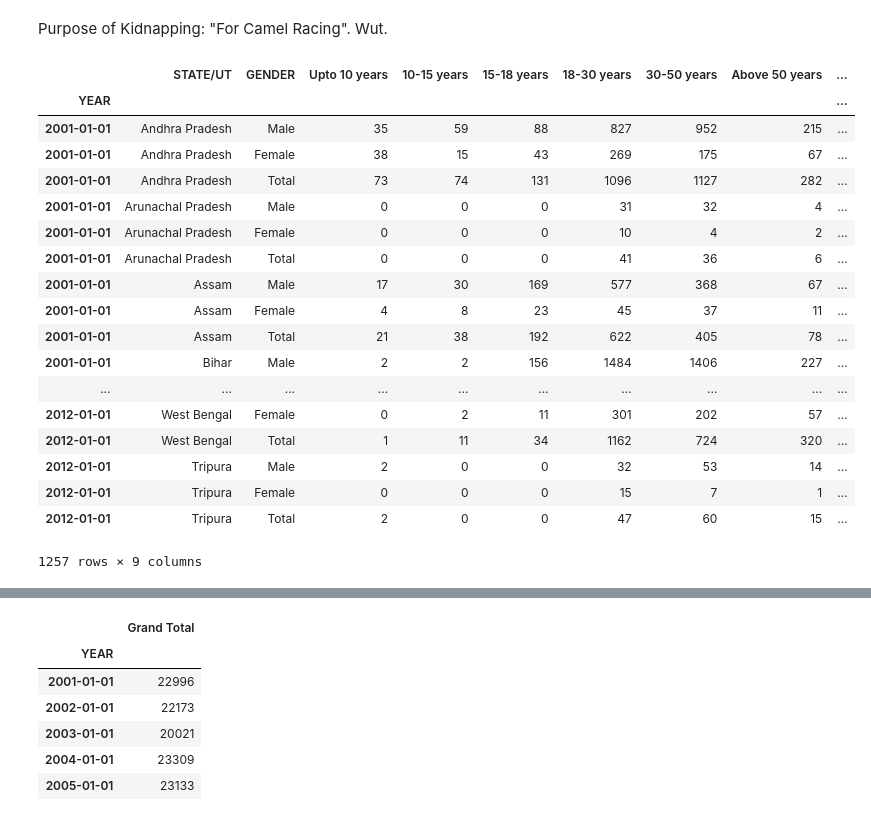
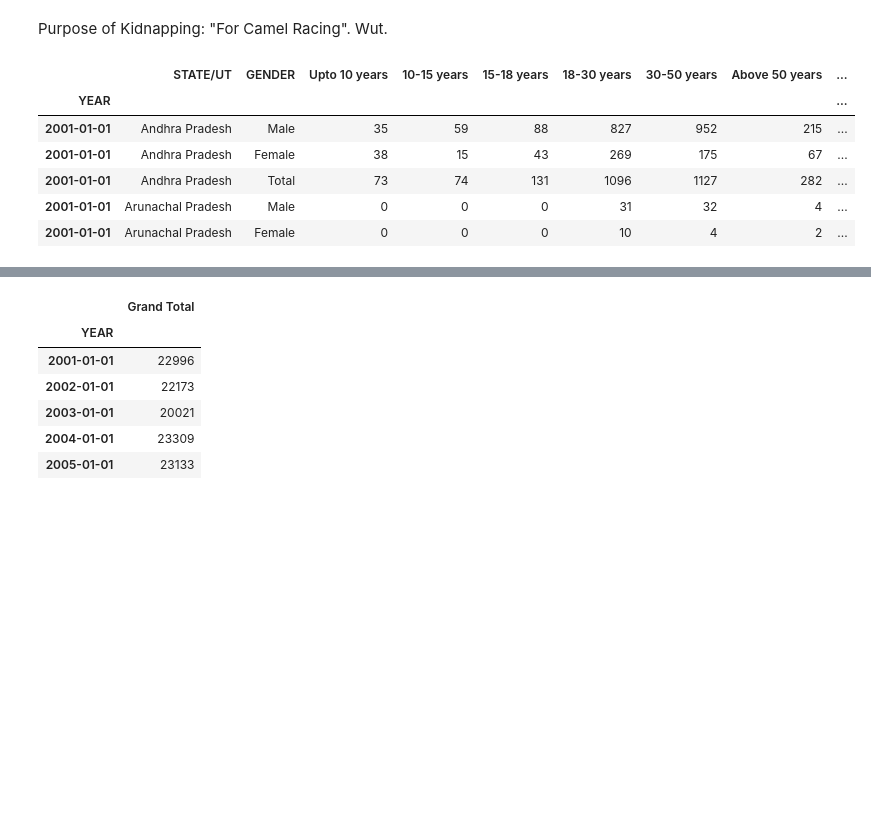
Before and after one commit to RadhikaG/misc, a Jupyter notebook: Crime Data Visualization-Blog Version.ipynb, the cells around one changed output, grey strips where cells are left out. Saved outputs shown, nothing was run; the diff lists cells and outputs as text; code cells hidden in the pictures; blank space fills up the shorter version.

```diff
--- a/Crime Data Visualization-Blog Version.ipynb
+++ b/Crime Data Visualization-Blog Version.ipynb
@@ -67,25 +55,13 @@ india_kidnap
 # %% [markdown]
 Purpose of Kidnapping: "For Camel Racing". Wut.
 # %%
-india_murder
+india_murder.head()
 # %% [output]
 |  | STATE/UT | GENDER | Upto 10 years | 10-15 years | 15-18 years | 18-30 years | 30-50 years | Above 50 years | ... |
 | YEAR |  |  |  |  |  |  |  |  | ... |
 | 2001-01-01 | Andhra Pradesh | Male | 35 | 59 | 88 | 827 | 952 | 215 | ... |
 | 2001-01-01 | Andhra Pradesh | Female | 38 | 15 | 43 | 269 | 175 | 67 | ... |
 | 2001-01-01 | Andhra Pradesh | Total | 73 | 74 | 131 | 1096 | 1127 | 282 | ... |
 | 2001-01-01 | Arunachal Pradesh | Male | 0 | 0 | 0 | 31 | 32 | 4 | ... |
 | 2001-01-01 | Arunachal Pradesh | Female | 0 | 0 | 0 | 10 | 4 | 2 | ... |
-| 2001-01-01 | Arunachal Pradesh | Total | 0 | 0 | 0 | 41 | 36 | 6 | ... |
-| 2001-01-01 | Assam | Male | 17 | 30 | 169 | 577 | 368 | 67 | ... |
-| 2001-01-01 | Assam | Female | 4 | 8 | 23 | 45 | 37 | 11 | ... |
-| 2001-01-01 | Assam | Total | 21 | 38 | 192 | 622 | 405 | 78 | ... |
-| 2001-01-01 | Bihar | Male | 2 | 2 | 156 | 1484 | 1406 | 227 | ... |
-| ... | ... | ... | ... | ... | ... | ... | ... | ... | ... |
-| 2012-01-01 | West Bengal | Female | 0 | 2 | 11 | 301 | 202 | 57 | ... |
-| 2012-01-01 | West Bengal | Total | 1 | 11 | 34 | 1162 | 724 | 320 | ... |
-| 2012-01-01 | Tripura | Male | 2 | 0 | 0 | 32 | 53 | 14 | ... |
-| 2012-01-01 | Tripura | Female | 0 | 0 | 0 | 15 | 7 | 1 | ... |
-| 2012-01-01 | Tripura | Total | 2 | 0 | 0 | 47 | 60 | 15 | ... |
-1257 rows × 9 columns
 # %%
```
Also changed, not shown: parts of 8 cells of this notebook.
